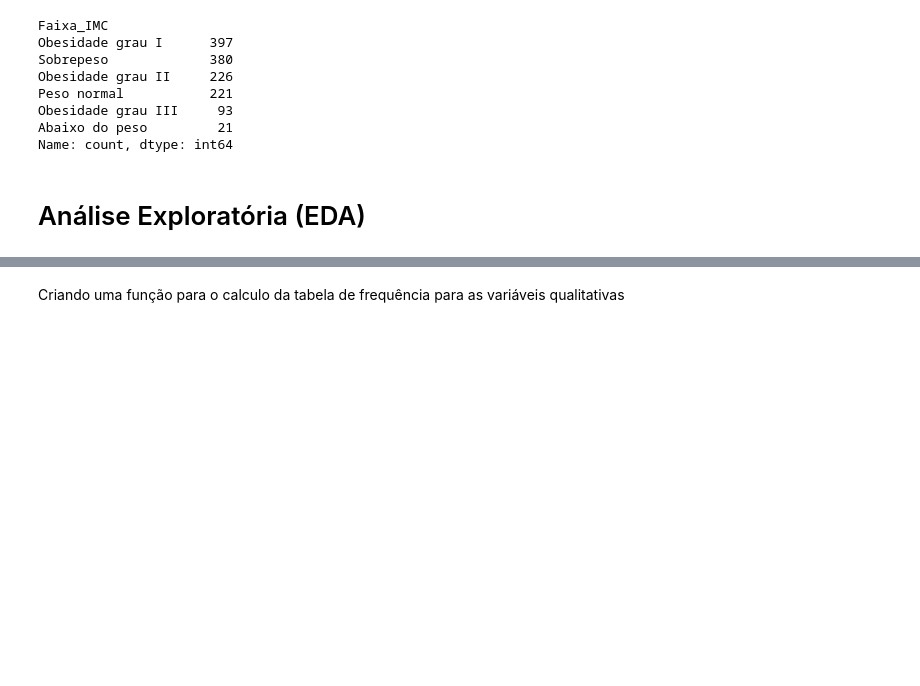
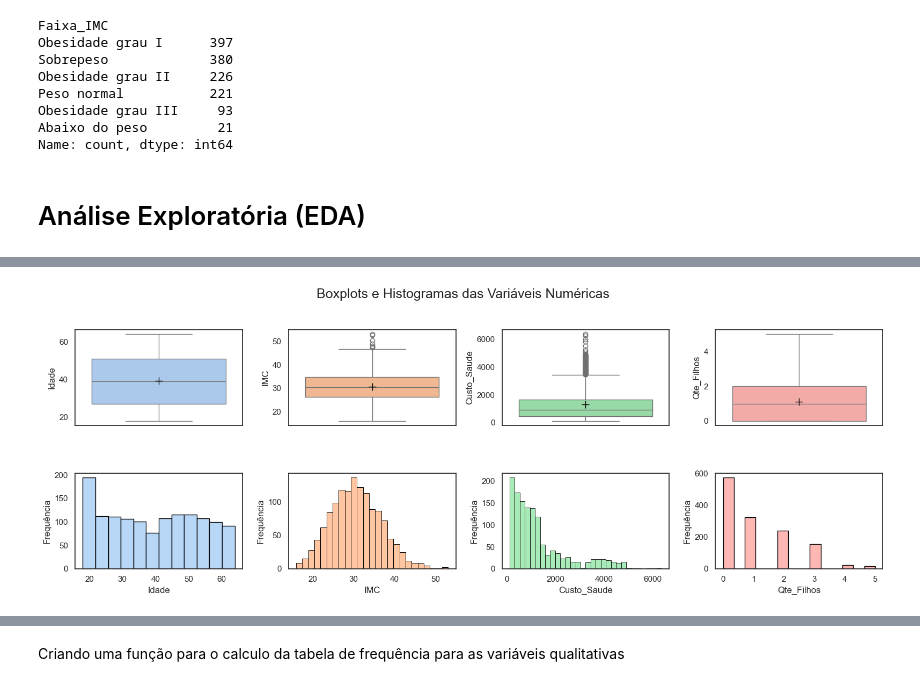
Before and after one commit to pauloivicentin/projeto_healthy_analytics, a Jupyter notebook: notebooks/analises_do_projeto.ipynb, the cells around one changed output, grey strips where cells are left out. Drawn from its saved outputs; the diff is of its cells as text; code cells hidden in the pictures; blank space fills up the shorter version.

Commit message:
Terminando a análise exploratória de estatística descritiva da base

```diff
--- a/notebooks/analises_do_projeto.ipynb
+++ b/notebooks/analises_do_projeto.ipynb
@@ -351,0 +241,3 @@ plt.show()
+# %%
+variaveis_quantitativas = df.select_dtypes(include=['int64', 'float64']) # Selecionando variáveis quantitativas
+variaveis_quantitativas.describe() # Análise descritiva das variáveis quantitativas
@@ -351,0 +263,34 @@ plt.show()
+# %%
+def graficos_quantitativos(df, colunas): #Função para plotar boxplots e histogramas para variáveis numéricas
+    sns.set(style="white", palette="pastel") #Configuração do estilo dos gráficos
+
+    fig, axes = plt.subplots(2, len(colunas), figsize=(4 * len(colunas), 6)) #2 linhas, n colunas
+
+    fig.suptitle('Boxplots e Histogramas das Variáveis Numéricas', fontsize=18) #Título geral da figura
+
+    for i, col in enumerate(colunas):
+        # desenhar o boxsplot na primeira linha (linha 0)
+        sns.boxplot(
+            y=df[col],
+            ax=axes[0, i],  #posição da linha 0, coluna i
+            color=sns.color_palette("pastel")[i % 10], #definindo a cor do boxplot, ciclo de 10 cores dentro do palette (paleta)
+            showmeans = True, # mostrando a média no boxplot
+            meanprops = {"marker": "+", "markeredgecolor": "black", "markersize":10} #definindo as propriedades da média no boxplot
+        )
+        sns.histplot(
+            df[col],
+            ax = axes[1,i], #posição da linha 1, coluna i
+            color = sns.color_palette("pastel")[i % 10],
+            edgecolor = 'black'
+        )
+        axes[0, i].set_ylabel(col) #definindo o label do eixo y do boxplot
+        axes[0, i].set_xlabel("") #definindo o label do eixo x do boxplot
+        axes[1, i].set_ylabel("Frequência") #definindo o label do eixo y do histograma
+        axes[1, i].set_xlabel(col) #definindo o label do eixo x do histograma
+    plt.tight_layout(rect = [0, 0, 1, 0.95]) #ajustando o layout para não sobrepor com o título geral
+    plt.subplots_adjust(hspace=0.5) #ajustando o espaçamento entre os subplots
+    plt.show()
+# %%
+graficos_quantitativos(variaveis_quantitativas, ['Idade', 'IMC', 'Custo_Saude', 'Qte_Filhos']) #Chamando a função para plotar os gráficos de variáveis quantitativas
+# %% [output]
+[figure, added]
```
Also changed, not shown: parts of 41 cells of this notebook, 2 other files.
